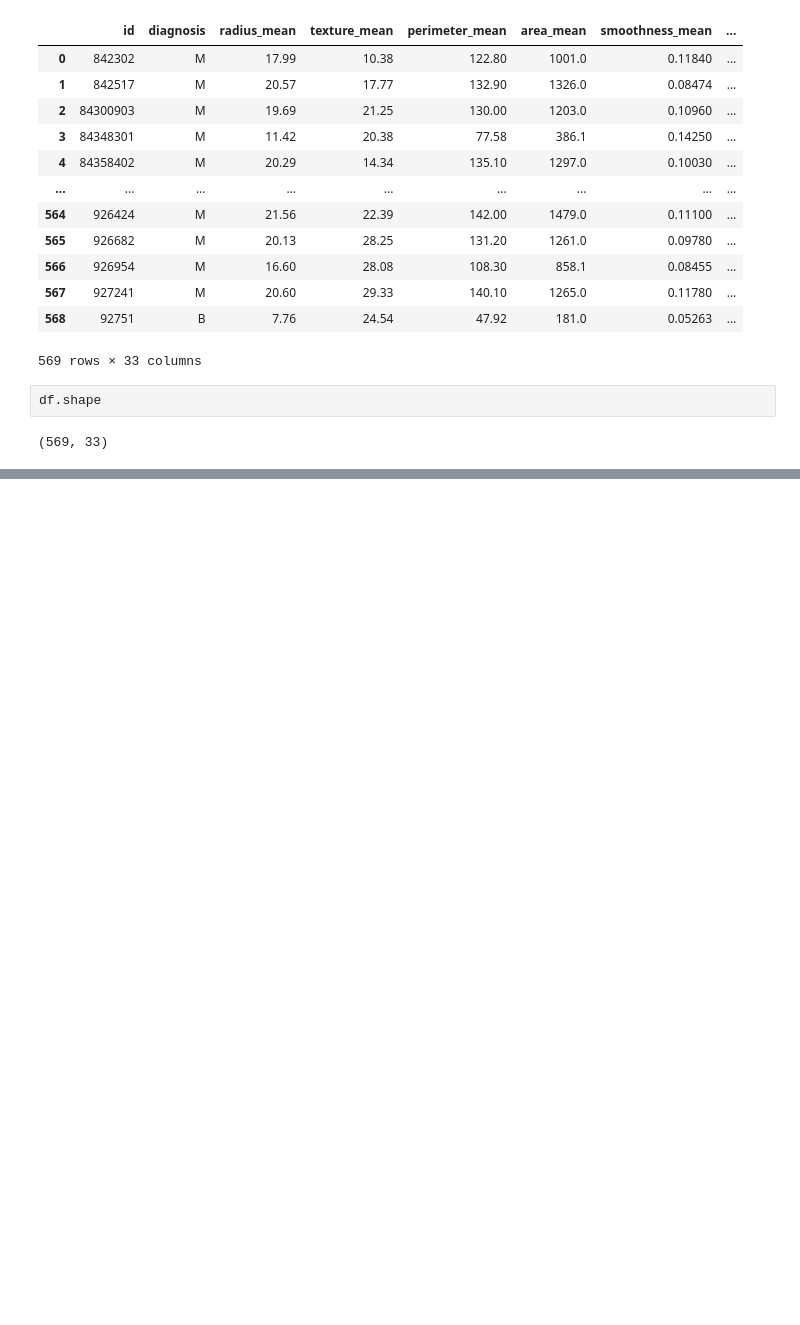
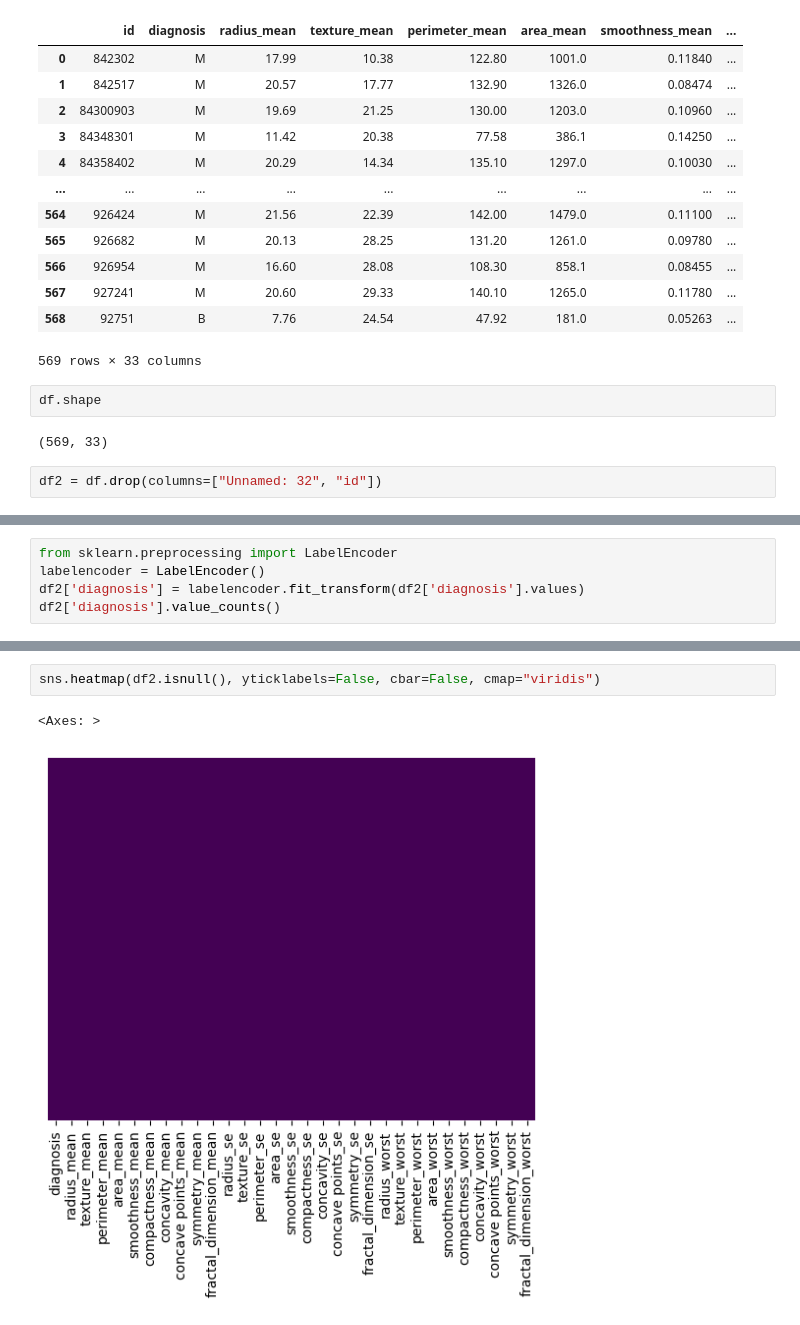
Before and after one commit to StudioMitesh/GSMSTTSADataScience24, a Jupyter notebook: Main-Project/proj.ipynb, the cells around one changed output, grey strips where cells are left out. Saved outputs shown, nothing was run; the diff lists cells and outputs as text; blank space fills up the shorter version.

```diff
--- a/Main-Project/proj.ipynb
+++ b/Main-Project/proj.ipynb
@@ -25,3 +25,5 @@ df
 df.shape
 # %% [output]
 (569, 33)
+# %%
+df2 = df.drop(columns=["Unnamed: 32", "id"])
@@ -27,0 +36,5 @@ df.shape
+# %%
+from sklearn.preprocessing import LabelEncoder
+labelencoder = LabelEncoder()
+df2['diagnosis'] = labelencoder.fit_transform(df2['diagnosis'].values)
+df2['diagnosis'].value_counts()
@@ -27,0 +58,5 @@ df.shape
+# %%
+sns.heatmap(df2.isnull(), yticklabels=False, cbar=False, cmap="viridis")
+# %% [output]
+<Axes: >
+[figure, added]
```
Also changed, not shown: parts of 13 cells of this notebook.
